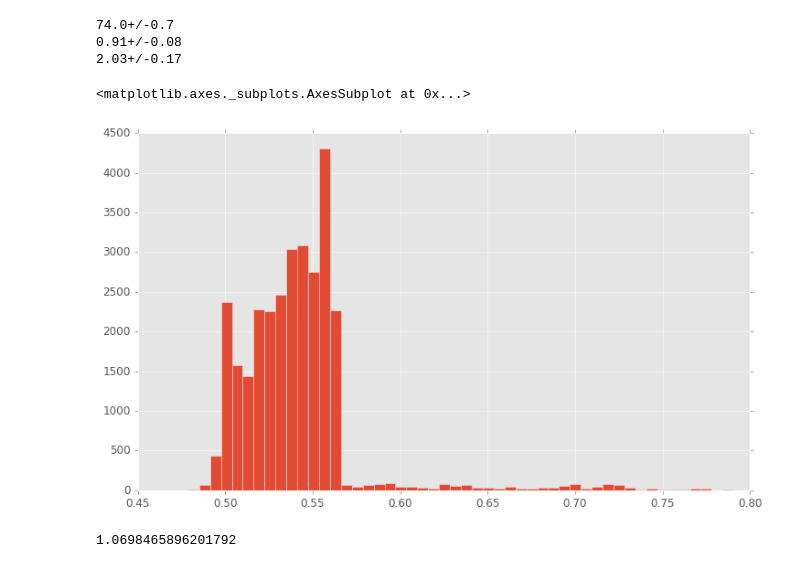
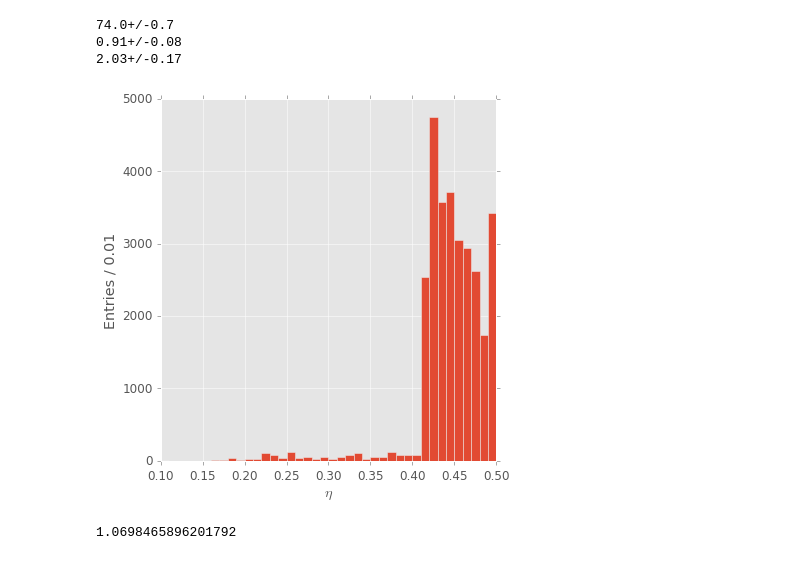
Before and after one commit to bixel/fttrainer, a Jupyter notebook: selection-crosscheck.ipynb, the cells around one changed output. Drawn from its saved outputs; the diff is of its cells as text; code cells hidden in the pictures.

Commit message:
adjust plot

```diff
--- a/selection-crosscheck.ipynb
+++ b/selection-crosscheck.ipynb
@@ -80,11 +80,18 @@ print(100 * same_weighted / d2total)
 74.0+/-0.7
 0.91+/-0.08
 2.03+/-0.17
-# %%
-e_same.proba.hist(bins=50)
-# %% [output]
-<matplotlib.axes._subplots.AxesSubplot at 0x...>
-[figure, removed]
+# %%
+plt.figure(figsize=(6, 6))
+etas = e_same.calib_proba.where(e_same.calib_proba < 0.5, 1 - e_same.calib_proba)
+_, bins, _ = plt.hist(etas, bins=40, range=(0.1, 0.5))
+binwidth = bins[1] - bins[0]
+plt.xlabel(r'$\eta$')
+plt.ylabel('Entries / {:.2f}'.format(binwidth))
+plt.tight_layout()
+plt.savefig('build/electron-same-etas.pdf', bbox_inches='tight')
+plt.show()
+# %% [output]
+[figure, added]
 # %%
 ((1 - 2 * bdt_df[~bdt_df.tp_partP.isin(electron_df.tp_partP)].calib_proba) ** 2).sum() / len(bdt_df) * 100
 # %% [output]
```
